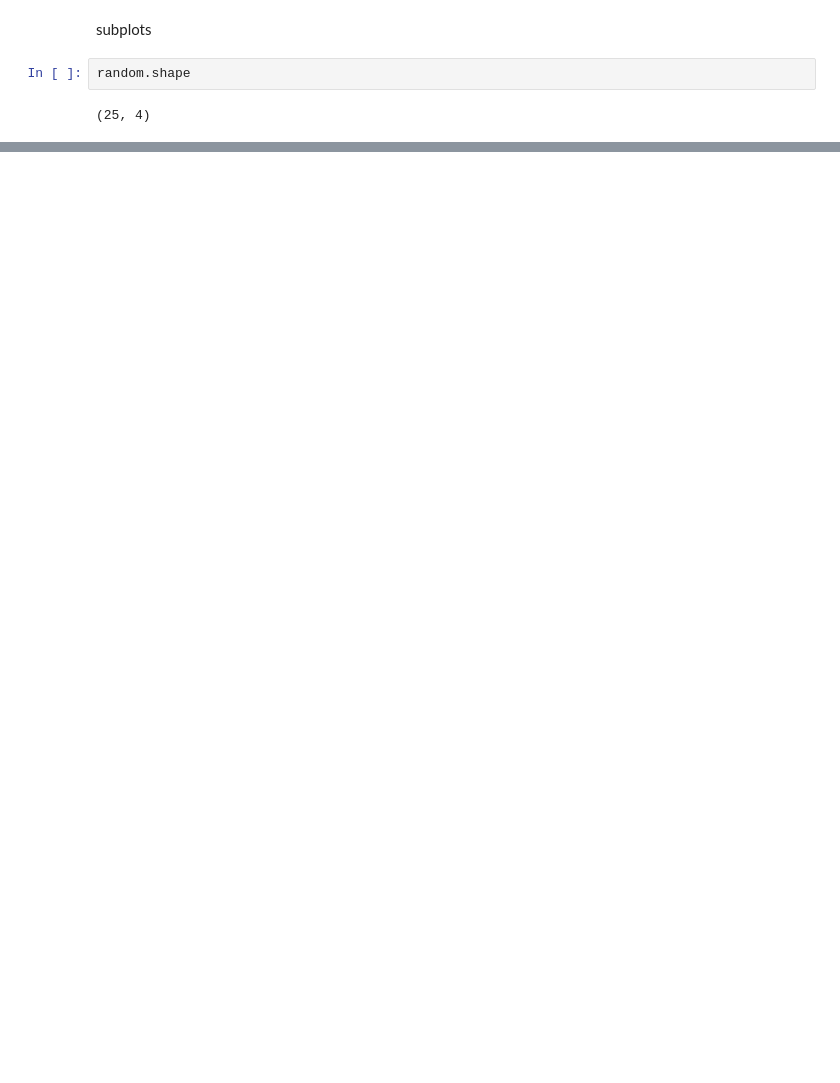
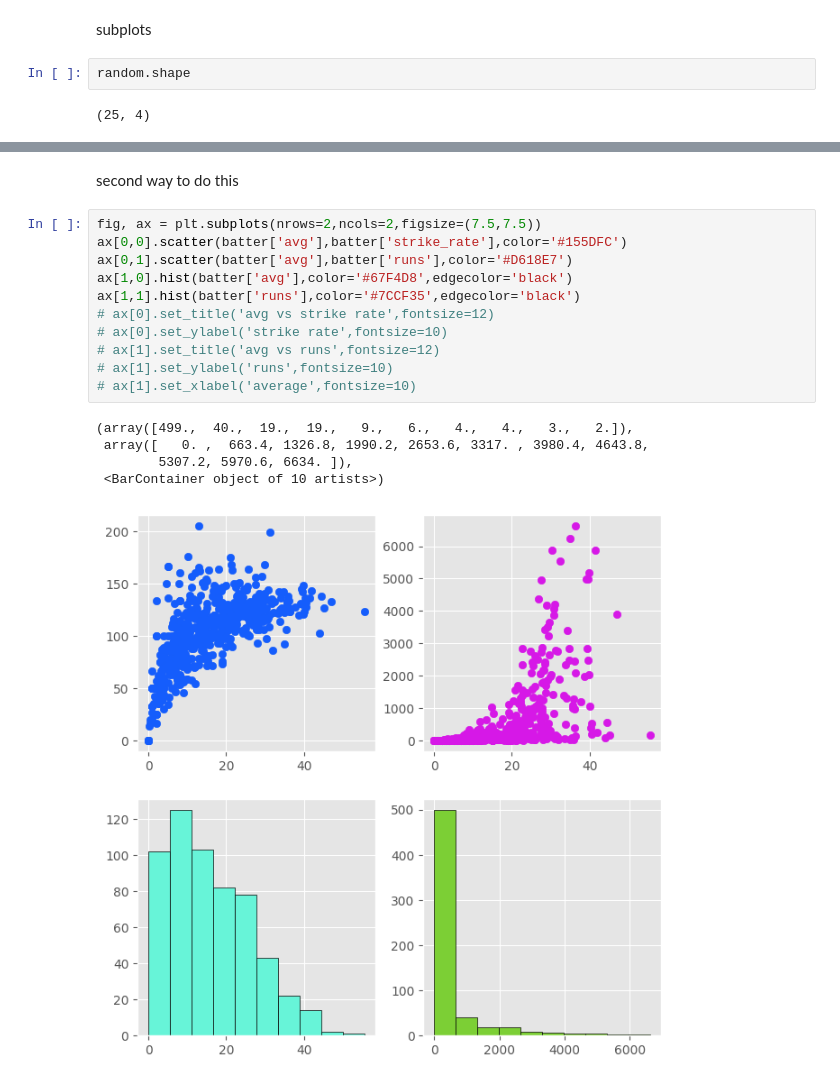
Before and after one commit to Ganesh20000/100_day_of_code, a Jupyter notebook: matplotlib/session24.ipynb, the cells around one changed output, grey strips where cells are left out. Drawn from its saved outputs; the diff is of its cells as text; blank space fills up the shorter version.

```diff
--- a/matplotlib/session24.ipynb
+++ b/matplotlib/session24.ipynb
@@ -198,0 +227,19 @@ Text(0, 0.5, 'ylabel')
+# %% [markdown]
+second way to do this
+# %%
+fig, ax = plt.subplots(nrows=2,ncols=2,figsize=(7.5,7.5))
+ax[0,0].scatter(batter['avg'],batter['strike_rate'],color='#155DFC')
+ax[0,1].scatter(batter['avg'],batter['runs'],color='#D618E7')
+ax[1,0].hist(batter['avg'],color='#67F4D8',edgecolor='black')
+ax[1,1].hist(batter['runs'],color='#7CCF35',edgecolor='black')
+# ax[0].set_title('avg vs strike rate',fontsize=12)
+# ax[0].set_ylabel('strike rate',fontsize=10)
+# ax[1].set_title('avg vs runs',fontsize=12)
+# ax[1].set_ylabel('runs',fontsize=10)
+# ax[1].set_xlabel('average',fontsize=10)
+# %% [output]
+(array([499.,  40.,  19.,  19.,   9.,   6.,   4.,   4.,   3.,   2.]),
+ array([   0. ,  663.4, 1326.8, 1990.2, 2653.6, 3317. , 3980.4, 4643.8,
+        5307.2, 5970.6, 6634. ]),
+ <BarContainer object of 10 artists>)
+[figure, added]
```
Also changed, not shown: parts of 7 cells of this notebook.
